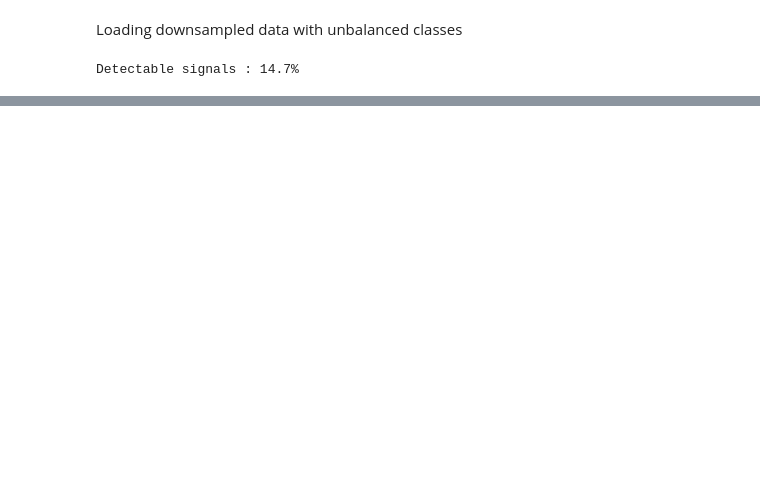
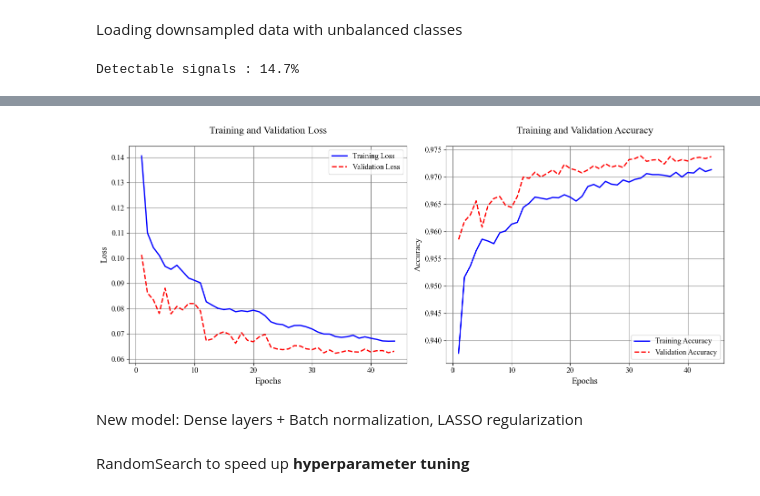
Before and after one commit to Richardforphys/AstroStatistics, a Jupyter notebook: Notebooks/Exam/LIGO/LIGO_NN.ipynb, the cells around one changed output, grey strips where cells are left out. Cells and saved outputs as stored; diff of their text form; code cells hidden in the pictures; blank space fills up the shorter version.

```diff
--- a/Notebooks/Exam/LIGO/LIGO_NN.ipynb
+++ b/Notebooks/Exam/LIGO/LIGO_NN.ipynb
@@ -28,0 +87,10 @@ ERROR: No matching distribution found for tensorflow
+# %%
+# Fit the model
+history = model.fit(
+    S_train,         # input features
+    y_train,         # target labels
+    epochs=50,       # number of passes over the data
+    batch_size=32,   # number of samples per gradient update
+    validation_split=0.2,  # use 20% of data for validation
+    verbose=1
+)
@@ -28,0 +183,20 @@ ERROR: No matching distribution found for tensorflow
+# %%
+model = Sequential([
+    Input(shape=(13,)),
+
+    Dense(64, activation='relu', kernel_initializer='glorot_uniform'),
+    Dropout(0.3),
+
+    Dense(32, activation='relu', kernel_initializer='glorot_uniform'),
+    Dropout(0.2),
+
+    Dense(16, activation='relu', kernel_initializer='glorot_uniform'),
+
+    Dense(1, activation='sigmoid', kernel_initializer='glorot_uniform')
+])
+
+optimizer = Adam(learning_rate=0.01)
+
+model.compile(optimizer=optimizer,
+              loss='binary_crossentropy',
+              metrics=['accuracy'])
@@ -28,0 +225,13 @@ ERROR: No matching distribution found for tensorflow
+# %%
+from keras.callbacks import EarlyStopping, ReduceLROnPlateau
+
+early_stop = EarlyStopping(patience=10, restore_best_weights=True)
+reduce_lr = ReduceLROnPlateau(factor=0.5, patience=5, verbose=1)
+# %%
+history = model.fit(
+    S_train, y_train,
+    epochs=100,
+    batch_size=32,
+    validation_split=0.2,
+    callbacks=[early_stop, reduce_lr]
+)
@@ -28,0 +256,4 @@ ERROR: No matching distribution found for tensorflow
+# %%
+plot_results(history)
+# %% [output]
+[figure, added]
@@ -28,0 +263,2 @@ ERROR: No matching distribution found for tensorflow
+# %% [markdown]
+New model: Dense layers + Batch normalization, LASSO regularization
@@ -28,0 +307,2 @@ ERROR: No matching distribution found for tensorflow
+# %% [markdown]
+RandomSearch to speed up **hyperparameter tuning**
```
Also changed, not shown: parts of 28 cells of this notebook, 11 other files.
